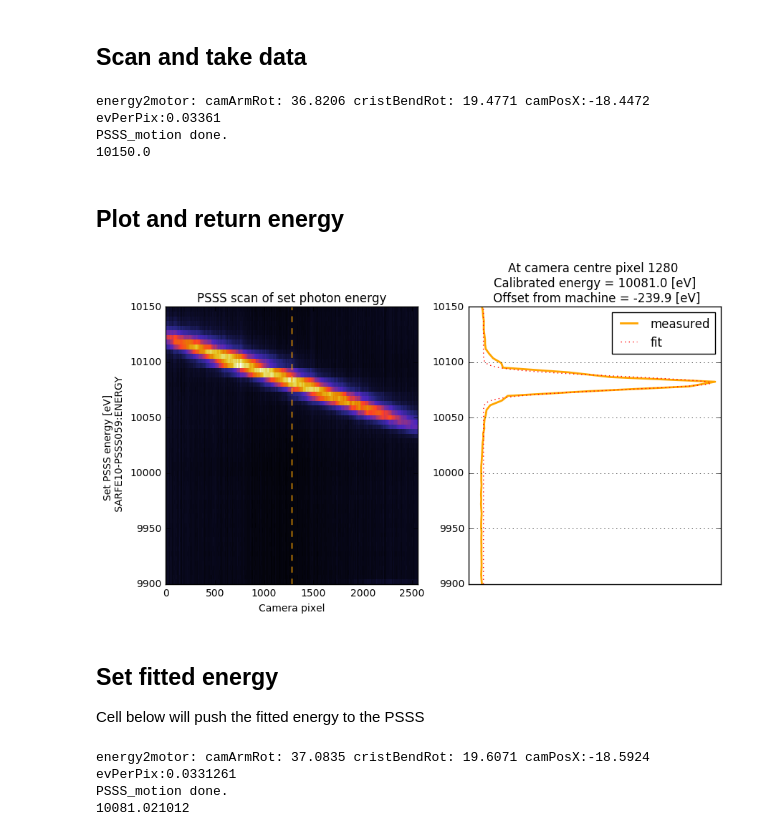
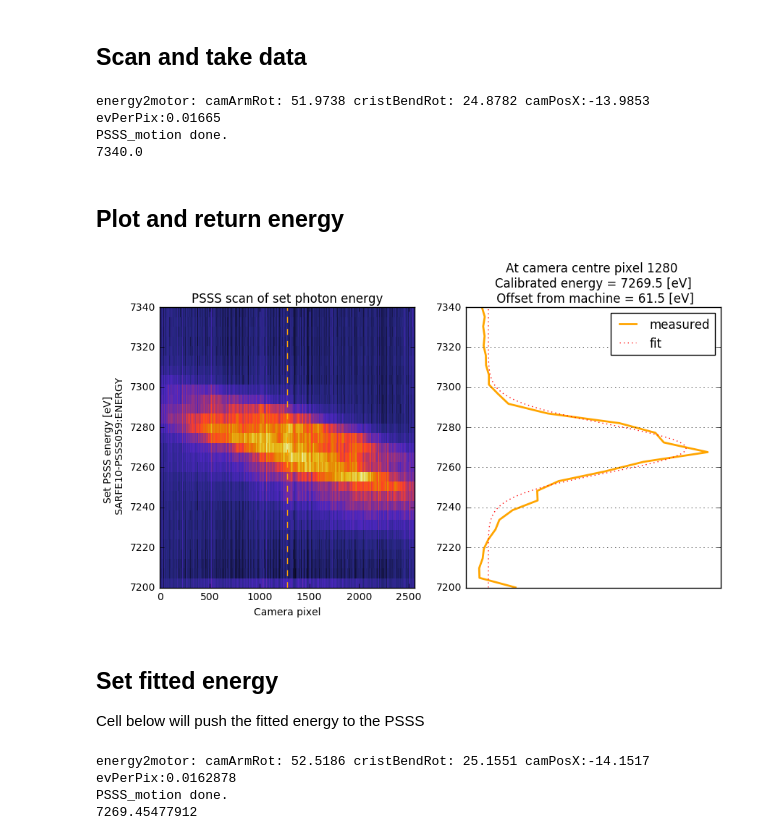
Before and after one commit to arrellc/PhotonDiagControl, a Jupyter notebook: Beamline/PSSS_energy_align.ipynb, the cells around one changed output. Drawn from its saved outputs; the diff is of its cells as text; code cells hidden in the pictures.

```diff
--- a/Beamline/PSSS_energy_align.ipynb
+++ b/Beamline/PSSS_energy_align.ipynb
@@ -19,7 +18,7 @@ PSSS_energy_PV_name = 'SARFE10-PSSS059:ENERGY'
 PSSS_spectrum_name = 'SARFE10-PSSS059:SPECTRUM_Y'
 PSSS_e_axis_name = 'SARFE10-PSSS059:SPECTRUM_X'
 PSSS_cam_x_PV_name = 'SARFE10-PSSS059:MOTOR_X5.VAL'
-Energy_from_machine_PV_name = 'SARUN03-UIND030:FELPHOTENE'
+Energy_from_machine_PV_name = 'SARFE10-PBPG050:ENERGY'
 
 PSSS_energy_PV = ep.PV(PSSS_energy_PV_name)
 PSSS_spectrum_PV = ep.PV(PSSS_spectrum_name)
@@ -56,6 +55,9 @@ def PSSS_energy_scan(Energy_range, NumShots):
         Spectrum_scan.append(np.array(Spectrum_this_energy))
 
     return(np.array(Spectrum_scan))
+
+def gaus(x,a,x0,sigma,offset):
+    return offset +a*np.exp(-(x-x0)**2/(2*sigma**2))
 # %% [markdown]
 ## User inputs - define energy range to scan below by running the appropiate cell
 Below is for a large scan range assuming offset from machine upto $\pm$ 300 eV
@@ -78,10 +80,9 @@ Energy_range = np.linspace(E_from, E_to, steps)
 # %% [markdown]
 Manual scan range
 # %%
-offset_from_machine = 300
-E_from = 9900
-E_to = 10150
-steps = 60
+E_from = 7200
+E_to = 7340
+steps = 30
 NumShots= 100
 Energy_range = np.linspace(E_from, E_to, steps)
 # %% [markdown]
@@ -89,44 +90,44 @@ Energy_range = np.linspace(E_from, E_to, steps)
 # %%
 Scan_spec = PSSS_energy_scan(Energy_range,NumShots)
 # %% [output]
-energy2motor: camArmRot: 36.8206 cristBendRot: 19.4771 camPosX:-18.4472 evPerPix:0.03361
+energy2motor: camArmRot: 51.9738 cristBendRot: 24.8782 camPosX:-13.9853 evPerPix:0.01665
 PSSS_motion done.
-10150.0
+7340.0
 # %% [markdown]
 ## Plot and return energy
 # %%
 Energy_range_fit = np.linspace(Energy_range[0], Energy_range[-1], len(Energy_range)*10)
 centre_line_out = Scan_spec[:,:,int(Scan_spec.shape[2]/2)].mean(axis=1)
 try:
     popt,pcov = curve_fit(gaus,Energy_range,centre_line_out,p0=[1,Energy_range[np.argmax(centre_line_out)],Energy_range.mean()*1e-3,1e3*NumShots])
 except:
     print('Fit failed: spectrum might not be near scan range center')
     popt = [0.0, 0.0, 0.0, 0.0]
-measured_offset = Energy_from_machine_PV.get()*1e3 - popt[1]
+measured_offset = Energy_from_machine_PV.get() - popt[1]
 plt.figure(figsize=[10,5])
 plt.subplot(121)
 plt.title('PSSS scan of set photon energy')
 plt.pcolormesh(np.arange(0,Scan_spec.shape[2]), Energy_range, Scan_spec.mean(axis=1),cmap='CMRmap')
 plt.vlines(int(Scan_spec.shape[2]/2), Energy_range[0], Energy_range[-1],linestyles='--', colors='orange')
 plt.xlim([0,Scan_spec.shape[2]])
 plt.xlabel('Camera pixel')
 plt.ylabel('Set PSSS energy [eV] \n SARFE10-PSSS059:ENERGY')
 
 plt.subplot(122)
 plt.title('At camera centre pixel %1i \nCalibrated energy = %.1f [eV]\n Offset from machine = %.1f [eV]'%(int(Scan_spec.shape[2]/2),popt[1],measured_offset))
 plt.plot(centre_line_out,Energy_range,linewidth = 2, color = 'orange',label ='measured')
 plt.plot(gaus(Energy_range_fit,*popt),Energy_range_fit,'r:',label='fit')
 plt.xticks([])
 plt.legend()
 plt.grid(True)
 # %% [output]
-[figure, old version]
+[figure, new version]
 # %% [markdown]
 ## Set fitted energy
 Cell below will push the fitted energy to the PSSS
 # %%
 set_PSSS_energy(popt[1])
 # %% [output]
-energy2motor: camArmRot: 37.0835 cristBendRot: 19.6071 camPosX:-18.5924 evPerPix:0.0331261
+energy2motor: camArmRot: 52.5186 cristBendRot: 25.1551 camPosX:-14.1517 evPerPix:0.0162878
 PSSS_motion done.
-10081.021012
+7269.45477912
```
Also changed, not shown: parts of 3 cells of this notebook, 5 other files.
